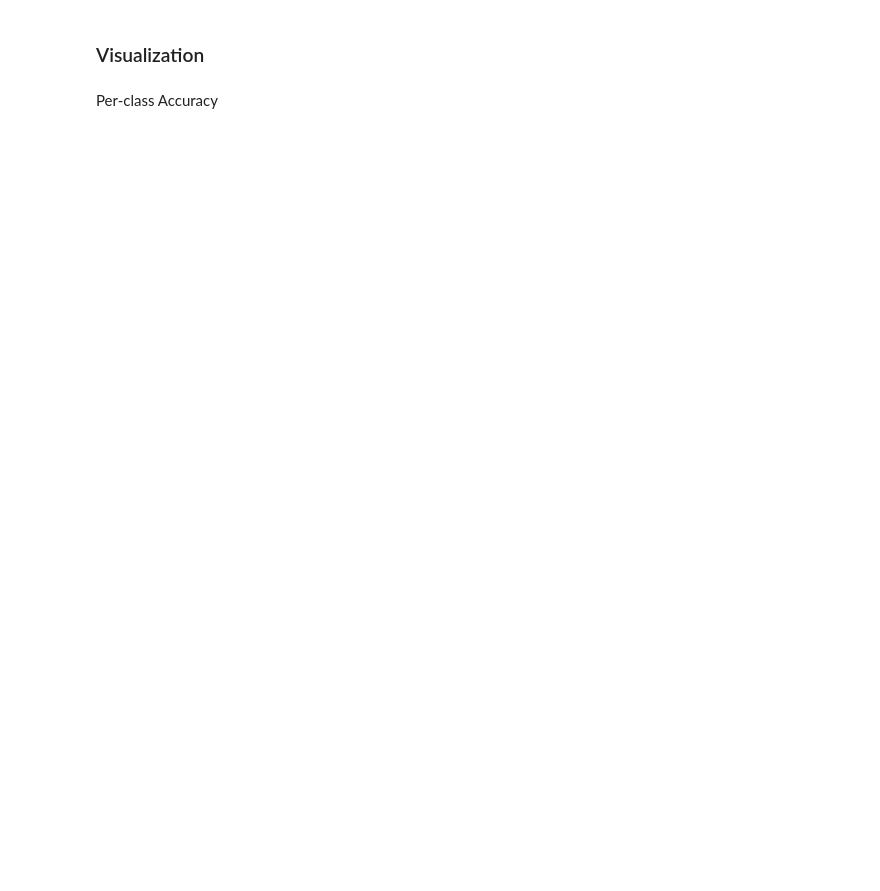
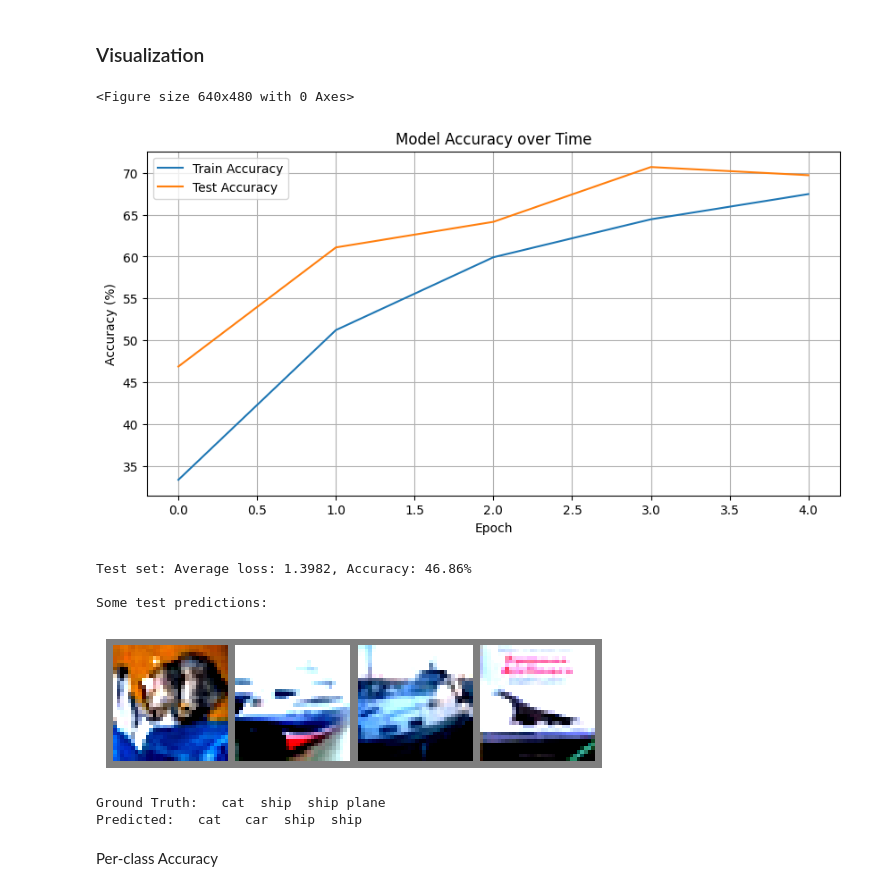
Before and after one commit to Kou-ding/CIFAR-10, a Jupyter notebook: cifar10cnn.ipynb, the cells around one changed output. Cells and saved outputs as stored; diff of their text form; code cells hidden in the pictures; blank space fills up the shorter version.

```diff
--- a/cifar10cnn.ipynb
+++ b/cifar10cnn.ipynb
@@ -291,35 +345,43 @@ KeyboardInterrupt:
 # %%
 # Plot training history
 plt.figure(figsize=(10, 5))
 plt.plot(train_acc_history, label='Train Accuracy')
 plt.plot(test_acc_history, label='Test Accuracy')
 plt.title('Model Accuracy over Time')
 plt.xlabel('Epoch')
 plt.ylabel('Accuracy (%)')
 plt.legend()
 plt.grid(True)
 plt.show()
-plt.savefig('./cifar10_accuracy.png')
 
 # Load best model and evaluate on test set
-model.load_state_dict(torch.load('./cifar10_best.pth'))
+model.load_state_dict(torch.load('./cifar10_acc_46.86.pth', weights_only=True))
 test_acc, _ = evaluate(model, testloader, criterion, device)
 
 # Visualization of predictions
-model.eval()
-dataiter = iter(testloader)
-images, labels = next(dataiter)
-images = images.to(device)
-labels = labels.to(device)
+# model.eval()
+# dataiter = iter(testloader)
+# images, labels = next(dataiter)
+# images = images.to(device)
+# labels = labels.to(device)
 
-outputs = model(images)
-_, predicted = torch.max(outputs, 1)
+# outputs = model(images)
+# _, predicted = torch.max(outputs, 1)
 
-# Show some test images and their predictions
-print('\nSome test predictions:')
-imshow(torchvision.utils.make_grid(images[:4].cpu()))
-print('Ground Truth:', ' '.join('%5s' % classes[labels[j]] for j in range(4)))
-print('Predicted:', ' '.join('%5s' % classes[predicted[j]] for j in range(4)))
+# # Show some test images and their predictions
+# print('\nSome test predictions:')
+# imshow(torchvision.utils.make_grid(images[:4].cpu()))
+# print('Ground Truth:', ' '.join('%5s' % classes[labels[j]] for j in range(4)))
+# print('Predicted:', ' '.join('%5s' % classes[predicted[j]] for j in range(4)))
+# %% [output]
+<Figure size 640x480 with 0 Axes>
+[figure, added]
+Test set: Average loss: 1.3982, Accuracy: 46.86%
+
+Some test predictions:
+[figure, added]
+Ground Truth:   cat  ship  ship plane
+Predicted:   cat   car  ship  ship
 # %% [markdown]
 Per-class Accuracy
 # %%
```
Also changed, not shown: parts of 17 cells of this notebook, 4 other files.
